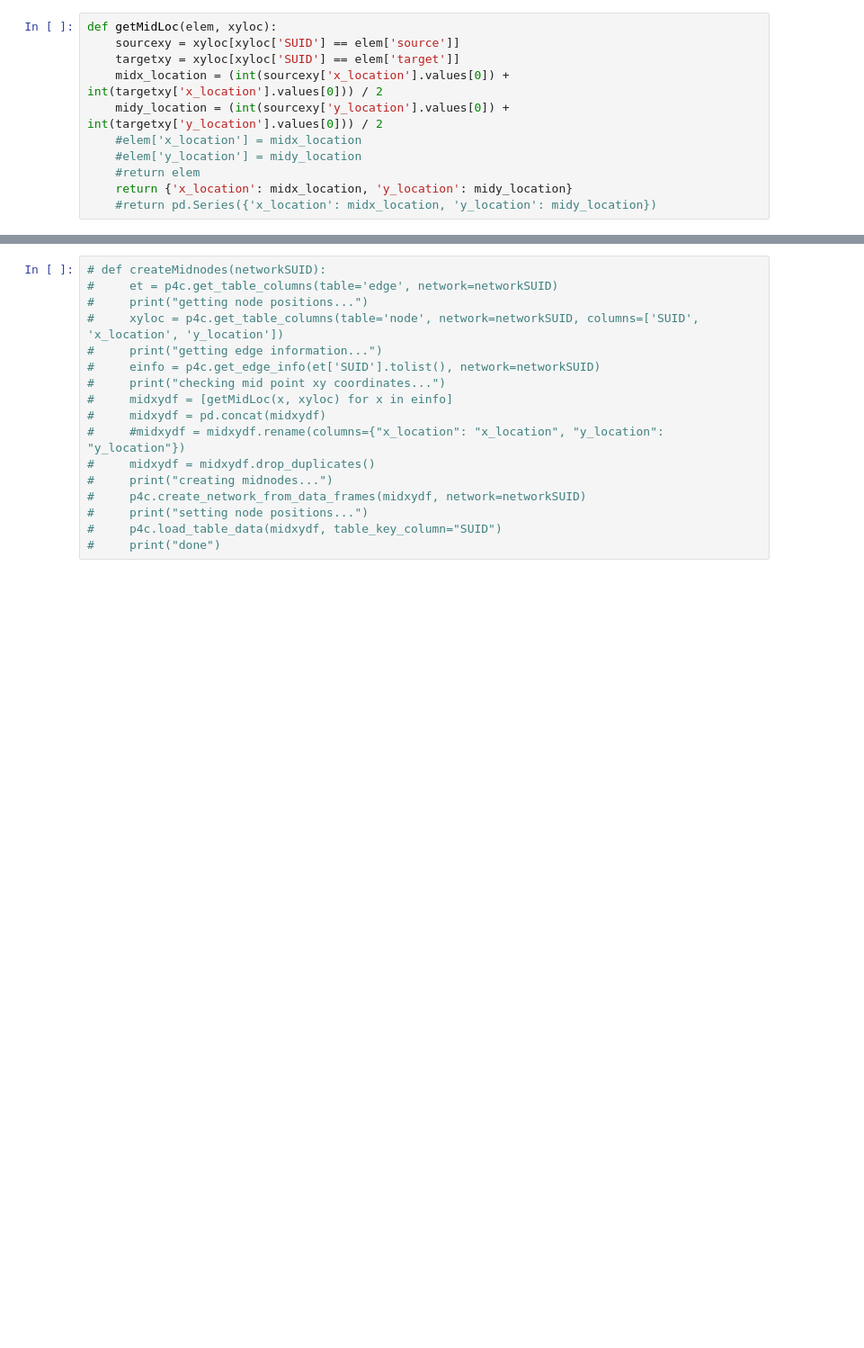
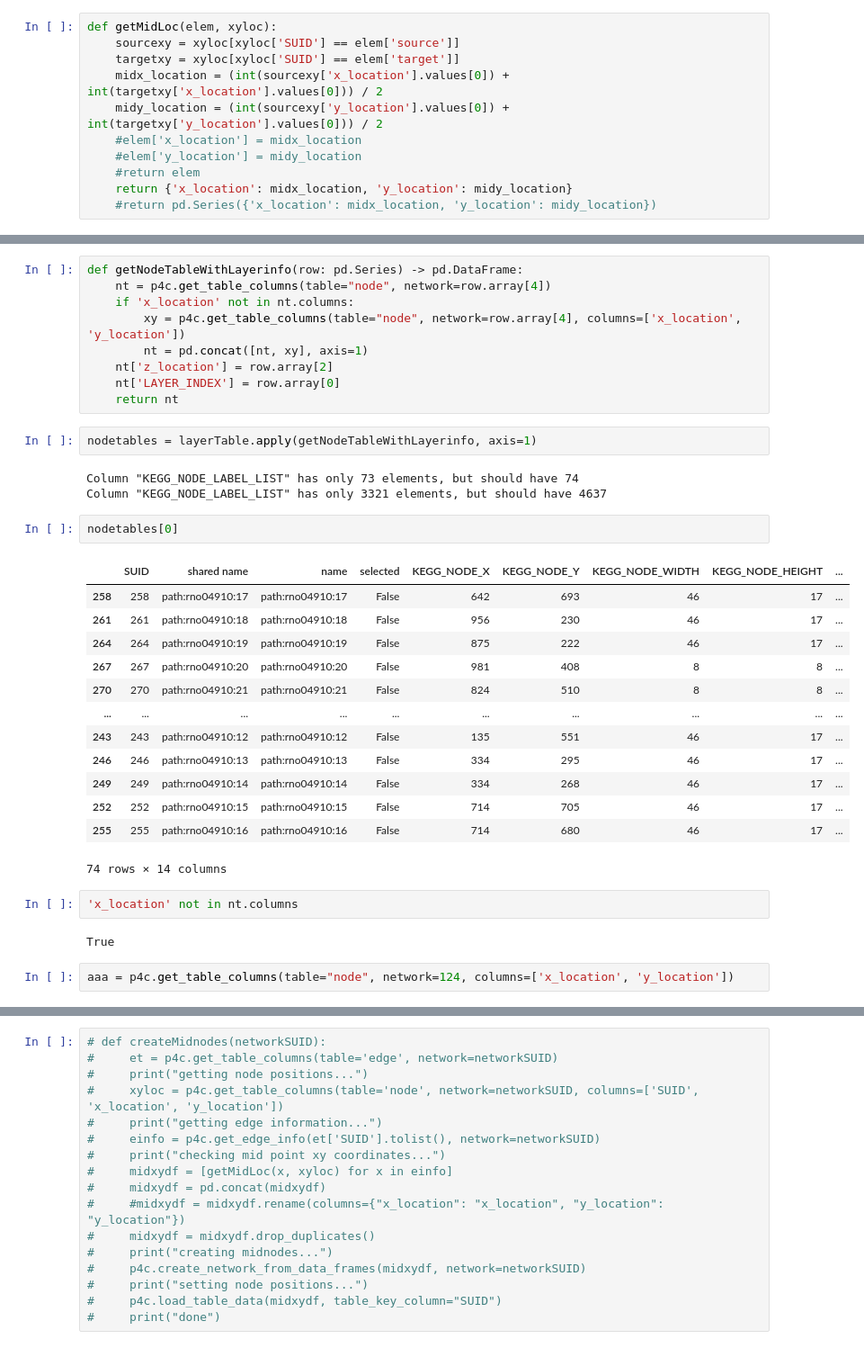
Before and after one commit to ecell/transomics2cytoscape-py, a Jupyter notebook: t2c.ipynb, the cells around one changed output, grey strips where cells are left out. Shown at 90% size. Drawn from its saved outputs; the diff is of its cells as text; blank space fills up the shorter version.

```diff
--- a/t2c.ipynb
+++ b/t2c.ipynb
@@ -178,0 +173,36 @@ def getMidLoc(elem, xyloc):
+# %%
+def getNodeTableWithLayerinfo(row: pd.Series) -> pd.DataFrame:
+    nt = p4c.get_table_columns(table="node", network=row.array[4])
+    if 'x_location' not in nt.columns:
+        xy = p4c.get_table_columns(table="node", network=row.array[4], columns=['x_location', 'y_location'])
+        nt = pd.concat([nt, xy], axis=1)
+    nt['z_location'] = row.array[2]
+    nt['LAYER_INDEX'] = row.array[0]
+    return nt
+# %%
+nodetables = layerTable.apply(getNodeTableWithLayerinfo, axis=1)
+# %% [output]
+Column "KEGG_NODE_LABEL_LIST" has only 73 elements, but should have 74
+Column "KEGG_NODE_LABEL_LIST" has only 3321 elements, but should have 4637
+# %%
+nodetables[0]
+# %% [output]
+|  | SUID | shared name | name | selected | KEGG_NODE_X | KEGG_NODE_Y | KEGG_NODE_WIDTH | KEGG_NODE_HEIGHT | ... |
+| 258 | 258 | path:rno04910:17 | path:rno04910:17 | False | 642 | 693 | 46 | 17 | ... |
+| 261 | 261 | path:rno04910:18 | path:rno04910:18 | False | 956 | 230 | 46 | 17 | ... |
+| 264 | 264 | path:rno04910:19 | path:rno04910:19 | False | 875 | 222 | 46 | 17 | ... |
+| 267 | 267 | path:rno04910:20 | path:rno04910:20 | False | 981 | 408 | 8 | 8 | ... |
+| 270 | 270 | path:rno04910:21 | path:rno04910:21 | False | 824 | 510 | 8 | 8 | ... |
+| ... | ... | ... | ... | ... | ... | ... | ... | ... | ... |
+| 243 | 243 | path:rno04910:12 | path:rno04910:12 | False | 135 | 551 | 46 | 17 | ... |
+| 246 | 246 | path:rno04910:13 | path:rno04910:13 | False | 334 | 295 | 46 | 17 | ... |
+| 249 | 249 | path:rno04910:14 | path:rno04910:14 | False | 334 | 268 | 46 | 17 | ... |
+| 252 | 252 | path:rno04910:15 | path:rno04910:15 | False | 714 | 705 | 46 | 17 | ... |
+| 255 | 255 | path:rno04910:16 | path:rno04910:16 | False | 714 | 680 | 46 | 17 | ... |
+74 rows × 14 columns
+# %%
+'x_location' not in nt.columns
+# %% [output]
+True
+# %%
+aaa = p4c.get_table_columns(table="node", network=124, columns=['x_location', 'y_location'])
```
Also changed, not shown: parts of 19 cells of this notebook.
